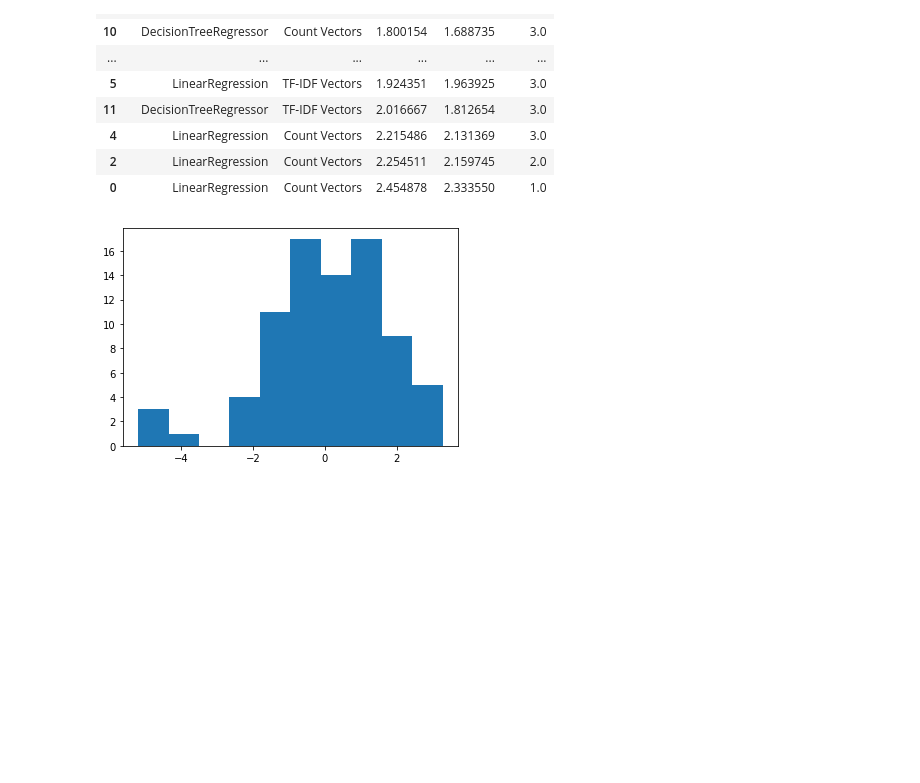
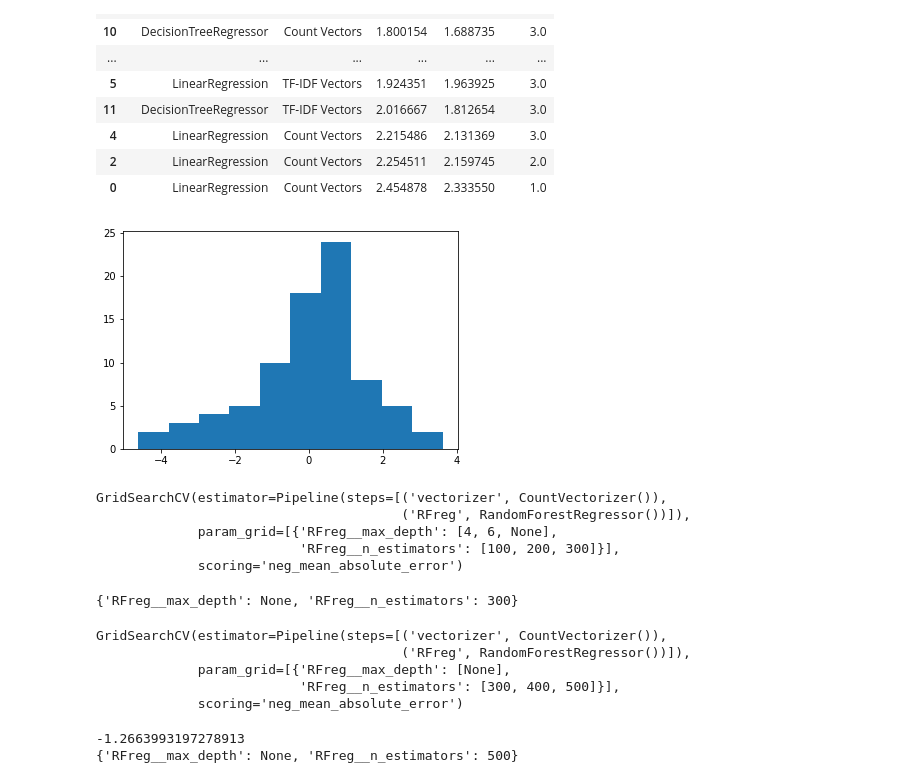
Before and after one commit to Violet-Spiral/assessing-childrens-writing, a Jupyter notebook: data_exploration/shallow_models.ipynb, the cells around one changed output. Drawn from its saved outputs; the diff is of its cells as text; code cells hidden in the pictures; blank space fills up the shorter version.

```diff
--- a/data_exploration/shallow_models.ipynb
+++ b/data_exploration/shallow_models.ipynb
@@ -108,11 +108,11 @@ scores.sort_values(by=['lemmas','grammar'])
 | 0 | LinearRegression | Count Vectors | 2.454878 | 2.333550 | 1.0 |
 # %%
 model = RandomForestRegressor()
-lr_tfidf_pipe = Pipeline([('vectorizer', TfidfVectorizer()),
-                      ('logreg', model)])
-lr_tfidf_pipe.fit(X_train['grammarized'], y_train)
-yhat = lr_tfidf_pipe.predict(X_test['grammarized'])
+rf_count_pipe = Pipeline([('vectorizer', CountVectorizer()),
+                      ('RFreg', model)])
+rf_count_pipe.fit(X_train['grammarized'], y_train)
+yhat = rf_count_pipe.predict(X_test['grammarized'])
 plt.hist(yhat - y_test)
 plt.show()
 # %% [output]
-[figure, old version]
+[figure, new version]
@@ -118,0 +121,41 @@ plt.show()
+# %%
+rf_count_pipe = Pipeline([('vectorizer', CountVectorizer()),
+                      ('RFreg', model)])
+param_grid = [{'RFreg__n_estimators':[100,200,300],
+              'RFreg__max_depth':[4,6,None],
+              }]
+clf = GridSearchCV(rf_count_pipe,
+                  param_grid, scoring='neg_mean_absolute_error')
+clf.fit(X_train.grammarized, y_train)
+# %% [output]
+GridSearchCV(estimator=Pipeline(steps=[('vectorizer', CountVectorizer()),
+                                       ('RFreg', RandomForestRegressor())]),
+             param_grid=[{'RFreg__max_depth': [4, 6, None],
+                          'RFreg__n_estimators': [100, 200, 300]}],
+             scoring='neg_mean_absolute_error')
+# %%
+print(clf.best_score_)
+print(clf.best_params_)
+# %% [output]
+{'RFreg__max_depth': None, 'RFreg__n_estimators': 300}
+# %%
+rf_count_pipe = Pipeline([('vectorizer', CountVectorizer()),
+                      ('RFreg', model)])
+param_grid = [{'RFreg__n_estimators':[300,400,500],
+              'RFreg__max_depth':[None],
+              }]
+clf = GridSearchCV(rf_count_pipe,
+                  param_grid, scoring='neg_mean_absolute_error')
+clf.fit(X_train.grammarized, y_train)
+# %% [output]
+GridSearchCV(estimator=Pipeline(steps=[('vectorizer', CountVectorizer()),
+                                       ('RFreg', RandomForestRegressor())]),
+             param_grid=[{'RFreg__max_depth': [None],
+                          'RFreg__n_estimators': [300, 400, 500]}],
+             scoring='neg_mean_absolute_error')
+# %%
+print(clf.best_score_)
+print(clf.best_params_)
+# %% [output]
+-1.2663993197278913
+{'RFreg__max_depth': None, 'RFreg__n_estimators': 500}
```
Also changed, not shown: parts of 9 cells of this notebook, 6 other files.
